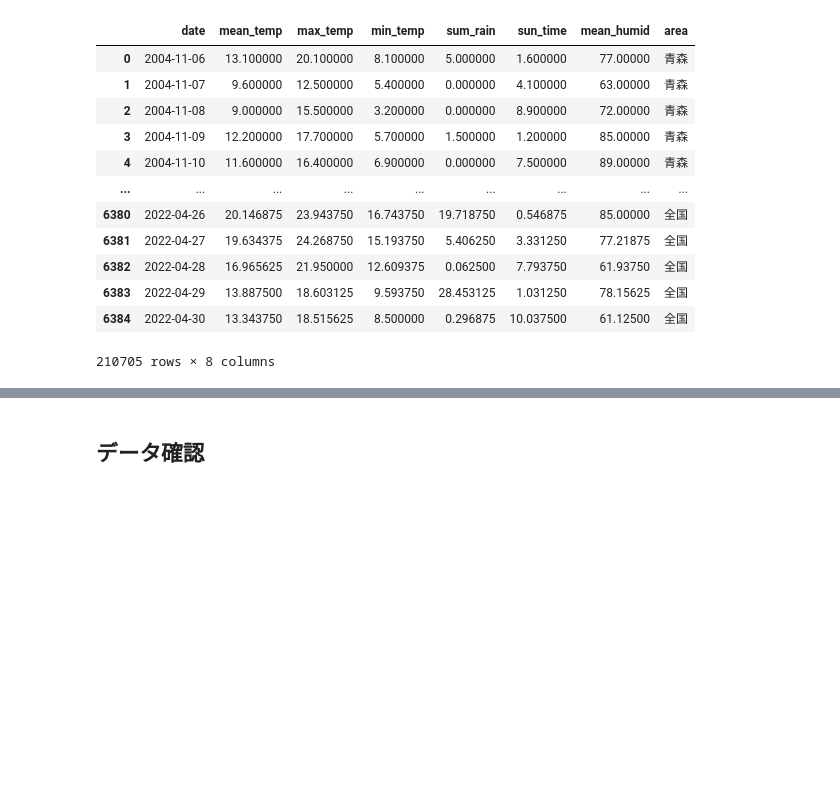
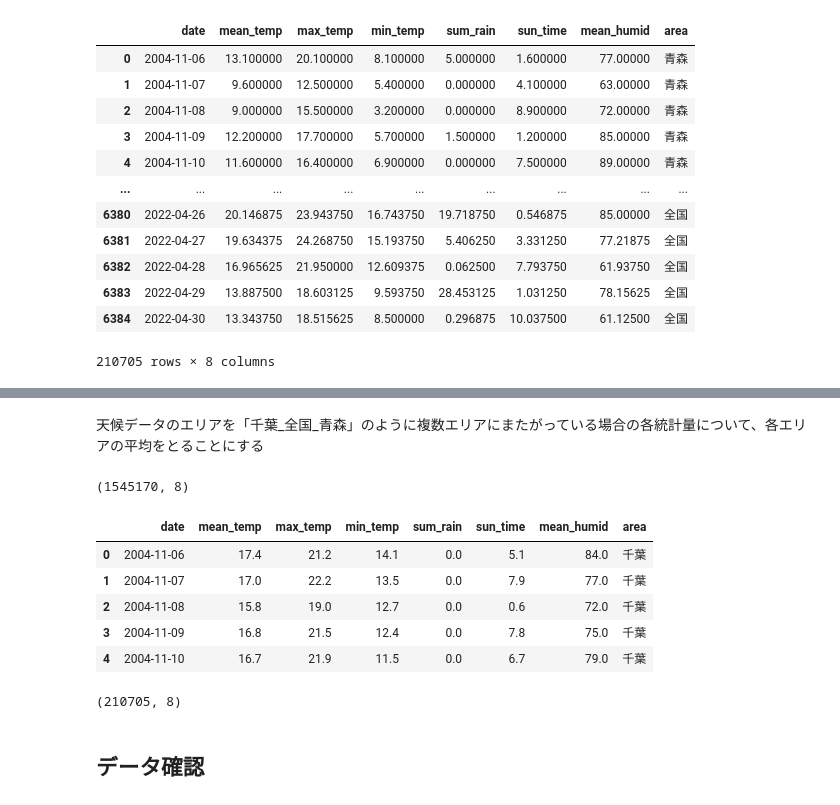
Before and after one commit to 24ta/predict_vege, a Jupyter notebook: preparation.ipynb, the cells around one changed output, grey strips where cells are left out. Drawn from its saved outputs; the diff is of its cells as text; code cells hidden in the pictures; blank space fills up the shorter version.

```diff
--- a/preparation.ipynb
+++ b/preparation.ipynb
@@ -180,3 +199,43 @@ weather_df
+# %% [markdown]
+天候データのエリアを「千葉_全国_青森」のように複数エリアにまたがっている場合の各統計量について、各エリアの平均をとることにする
+# %%
+# 卸売りデータのエリアのユニークリストを格納
+area_pairs = vege_df['area'].unique()
+
+target_cols = [i for i in weather_df.columns if i != 'area']
+target_cols_ex_date = [i for i in target_cols if i != 'date']
+
+area_pair_dfs = []
+
+for area_pair in area_pairs:
+    areas = area_pair.split('_')
+    if len(areas) > 0:
+        area = areas[0]
+        base_tmp_df = weather_df[weather_df['area'] == area]
+        base_tmp_df = base_tmp_df[target_cols].reset_index(drop=True)
+        for area in areas[1:]:
+            tmp_df = weather_df[weather_df['area'] == area]
+            tmp_df = tmp_df[target_cols].reset_index(drop=True)
+            base_tmp_df[target_cols_ex_date] = base_tmp_df[target_cols_ex_date].add(tmp_df[target_cols_ex_date])
+        base_tmp_df[target_cols_ex_date] /= len(areas)
+        base_tmp_df['area'] = area_pair
+        area_pair_dfs.append(base_tmp_df)
+
+area_pair_df = pd.concat(area_pair_dfs)
+print(area_pair_df.shape)
+area_pair_df.head()
+# %% [output]
+(1545170, 8)
+|  | date | mean_temp | max_temp | min_temp | sum_rain | sun_time | mean_humid | area |
+| 0 | 2004-11-06 | 17.4 | 21.2 | 14.1 | 0.0 | 5.1 | 84.0 | 千葉 |
+| 1 | 2004-11-07 | 17.0 | 22.2 | 13.5 | 0.0 | 7.9 | 77.0 | 千葉 |
+| 2 | 2004-11-08 | 15.8 | 19.0 | 12.7 | 0.0 | 0.6 | 72.0 | 千葉 |
+| 3 | 2004-11-09 | 16.8 | 21.5 | 12.4 | 0.0 | 7.8 | 75.0 | 千葉 |
+| 4 | 2004-11-10 | 16.7 | 21.9 | 11.5 | 0.0 | 6.7 | 79.0 | 千葉 |
+# %%
+weather_df.shape
+# %% [output]
+(210705, 8)
 # %% [markdown]
 ## データ確認
 # %%
```
Also changed, not shown: parts of 3 cells of this notebook.
